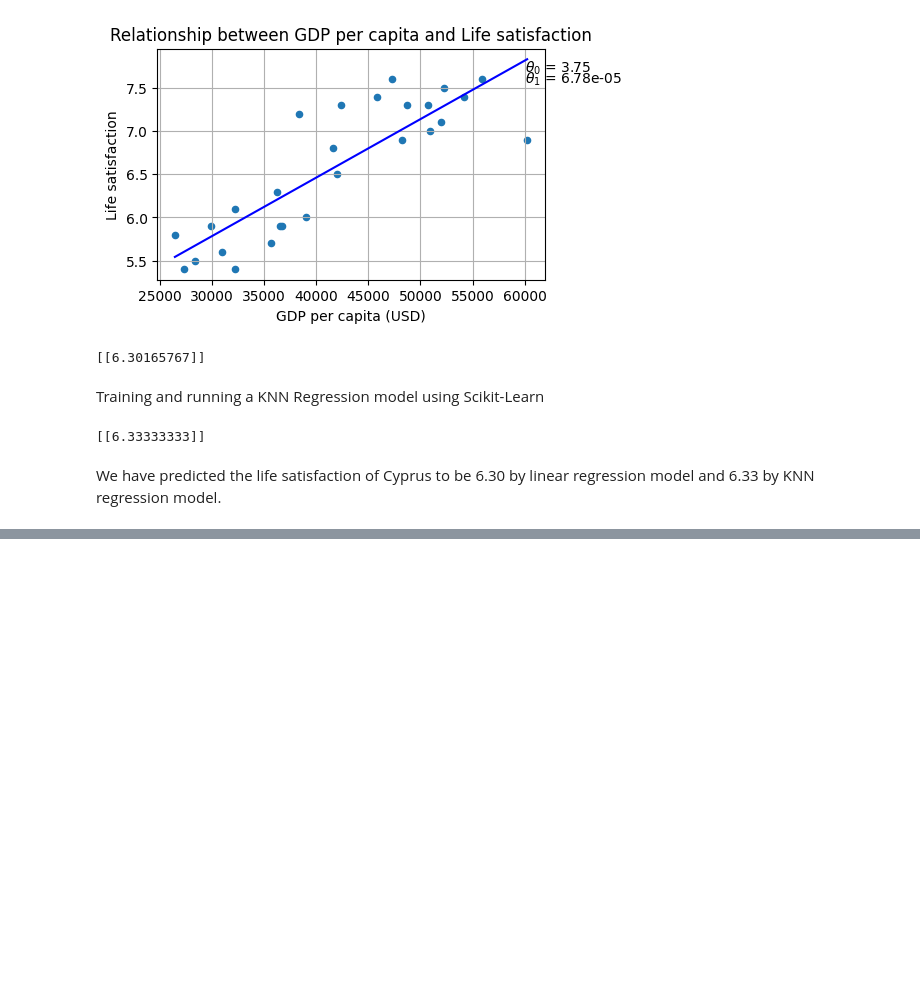
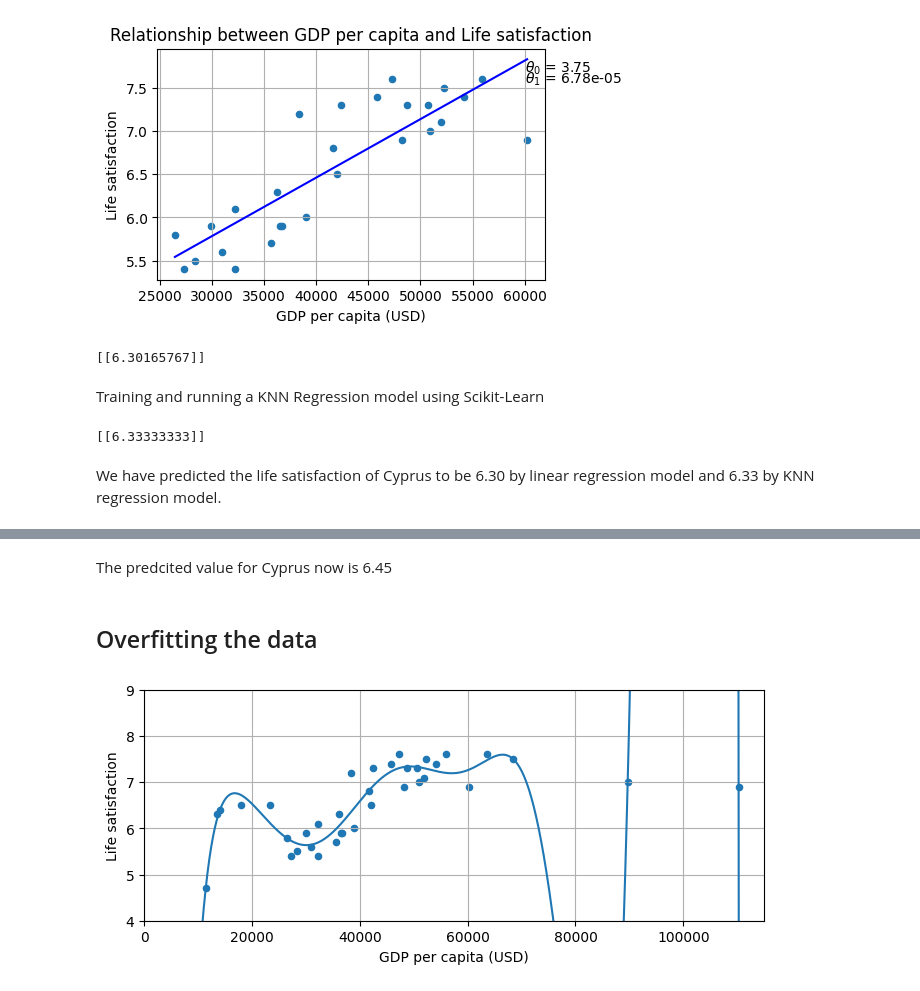
Before and after one commit to iupui-soic/pybootcamp, a Jupyter notebook: Raajitha_Chapter1.ipynb, the cells around one changed output, grey strips where cells are left out. Cells and saved outputs as stored; diff of their text form; code cells hidden in the pictures; blank space fills up the shorter version.

```diff
--- a/Raajitha_Chapter1.ipynb
+++ b/Raajitha_Chapter1.ipynb
@@ -123,0 +242,27 @@ We have predicted the life satisfaction of Cyprus to be 6.30 by linear regressio
+# %% [markdown]
+The predcited value for Cyprus now is 6.45
+# %% [markdown]
+## Overfitting the data
+# %%
+from sklearn import linear_model, preprocessing, pipeline
+
+full_country_stats.plot(kind='scatter', figsize=(8, 3),
+                        x=gdppc_col, y=lifesat_col, grid=True)
+
+poly = preprocessing.PolynomialFeatures(degree=10, include_bias=False)
+scaler = preprocessing.StandardScaler()
+lin_reg2 = linear_model.LinearRegression()
+
+pipeline_reg = pipeline.Pipeline([
+    ('poly', poly),
+    ('scal', scaler),
+    ('lin', lin_reg2)])
+pipeline_reg.fit(Xfull, yfull)
+curve = pipeline_reg.predict(X)
+plt.plot(X, curve)
+min_life_sat = 4
+max_life_sat = 9
+plt.axis([0, 115_000, min_life_sat, max_life_sat])
+plt.show()
+# %% [output]
+[figure, added]
```
Also changed, not shown: parts of 11 cells of this notebook.
